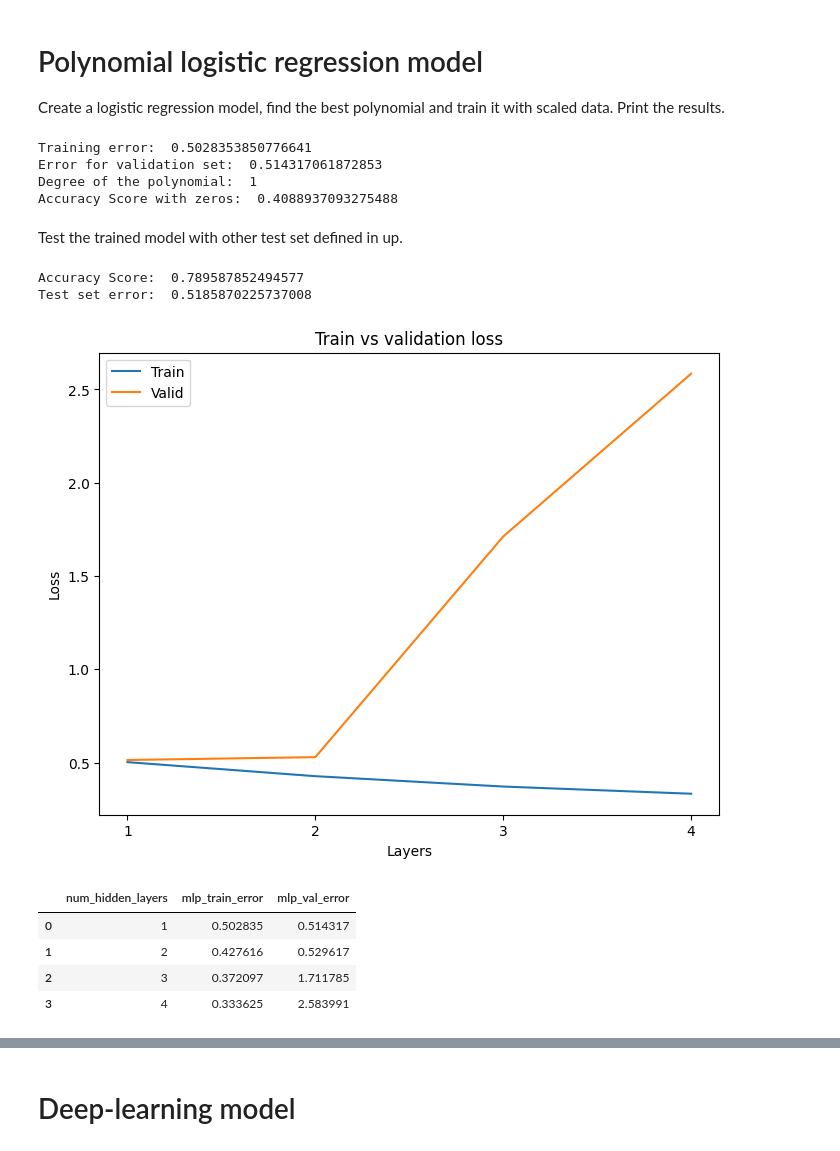
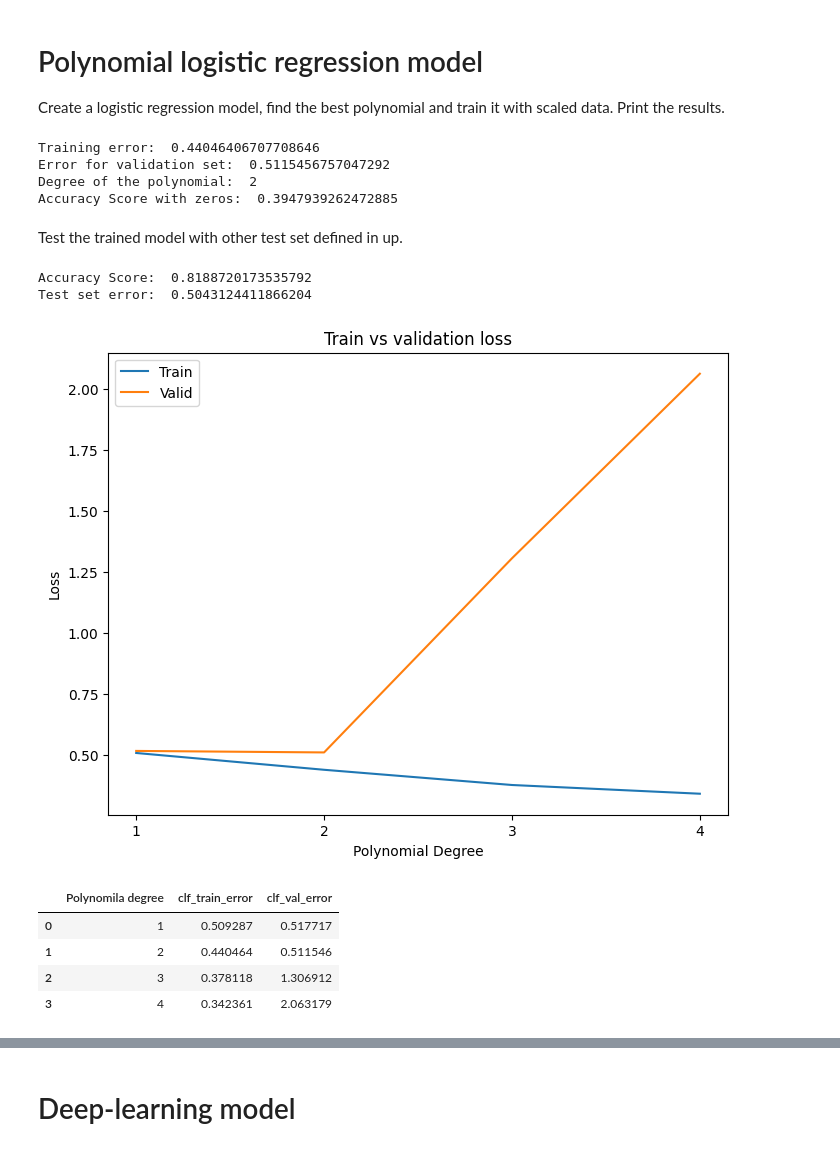
Before and after one commit to mikkomakkoe/ML-project, a Jupyter notebook: main.ipynb, the cells around one changed output, grey strips where cells are left out. Cells and saved outputs as stored; diff of their text form; code cells hidden in the pictures.

```diff
--- a/main.ipynb
+++ b/main.ipynb
@@ -154,7 +154,7 @@ degrees = range(1,5)
 
 for degree in degrees:
     # Create a polynomial logistic regression model
-    clf_poly = LogisticRegression(random_state=2, C=100, max_iter=10000)
+    clf_poly = LogisticRegression(C=100, max_iter=10000)
 
     # Choose the degree of the polynomial
     poly = PolynomialFeatures(degree)
@@ -212,10 +212,10 @@ print("Degree of the polynomial: ", poly_degree)
 zeroLabel = np.zeros(len(y_pred_poly))
 print("Accuracy Score with zeros: ", accuracy_score(y_val, zeroLabel))
 # %% [output]
-Training error:  0.5028353850776641
-Error for validation set:  0.514317061872853
-Degree of the polynomial:  1
-Accuracy Score with zeros:  0.4088937093275488
+Training error:  0.44046406707708646
+Error for validation set:  0.5115456757047292
+Degree of the polynomial:  2
+Accuracy Score with zeros:  0.3947939262472885
 # %% [markdown]
 Test the trained model with other test set defined in up.
 # %%
@@ -230,33 +230,33 @@ tr_error = log_loss(y_test2, y_prob_test)
 print("Accuracy Score: ", accuracy)
 print("Test set error: ", tr_error)
 # %% [output]
-Accuracy Score:  0.789587852494577
-Test set error:  0.5185870225737008
+Accuracy Score:  0.8188720173535792
+Test set error:  0.5043124411866204
 # %%
 plt.figure(figsize=(8, 6))
 
 plt.plot(degrees, clf_tr_error, label = 'Train')
 plt.plot(degrees, clf_val_error,label = 'Valid')
 plt.xticks(degrees)
 plt.legend(loc = 'upper left')
 
 plt.xlabel('Polynomial Degree')
 plt.ylabel('Loss')
 plt.title('Train vs validation loss')
 plt.show()
 
-errors = {"num_hidden_layers":degrees,
-          "mlp_train_error":clf_tr_error,
-          "mlp_val_error":clf_val_error,
+errors = {"Polynomila degree":degrees,
+          "clf_train_error":clf_tr_error,
+          "clf_val_error":clf_val_error,
          }
 pd.DataFrame(errors)
 # %% [output]
-[figure, old version]
+[figure, new version]
-|  | num_hidden_layers | mlp_train_error | mlp_val_error |
-| 0 | 1 | 0.502835 | 0.514317 |
-| 1 | 2 | 0.427616 | 0.529617 |
-| 2 | 3 | 0.372097 | 1.711785 |
-| 3 | 4 | 0.333625 | 2.583991 |
+|  | Polynomila degree | clf_train_error | clf_val_error |
+| 0 | 1 | 0.509287 | 0.517717 |
+| 1 | 2 | 0.440464 | 0.511546 |
+| 2 | 3 | 0.378118 | 1.306912 |
+| 3 | 4 | 0.342361 | 2.063179 |
 # %%
 # Plot the confusion matrix
 confusionMatrix = confusion_matrix(y_test2, y_pred)
```
Also changed, not shown: parts of 7 cells of this notebook.
